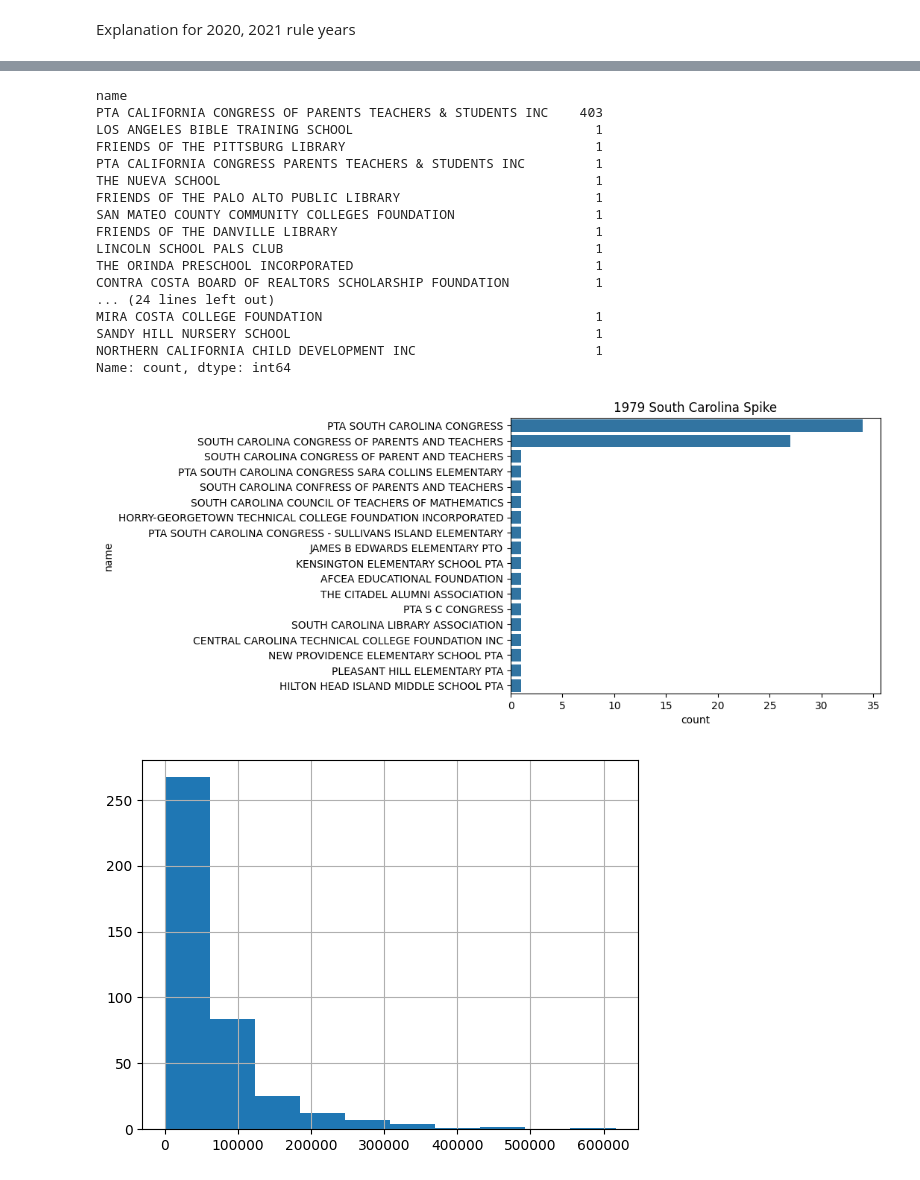
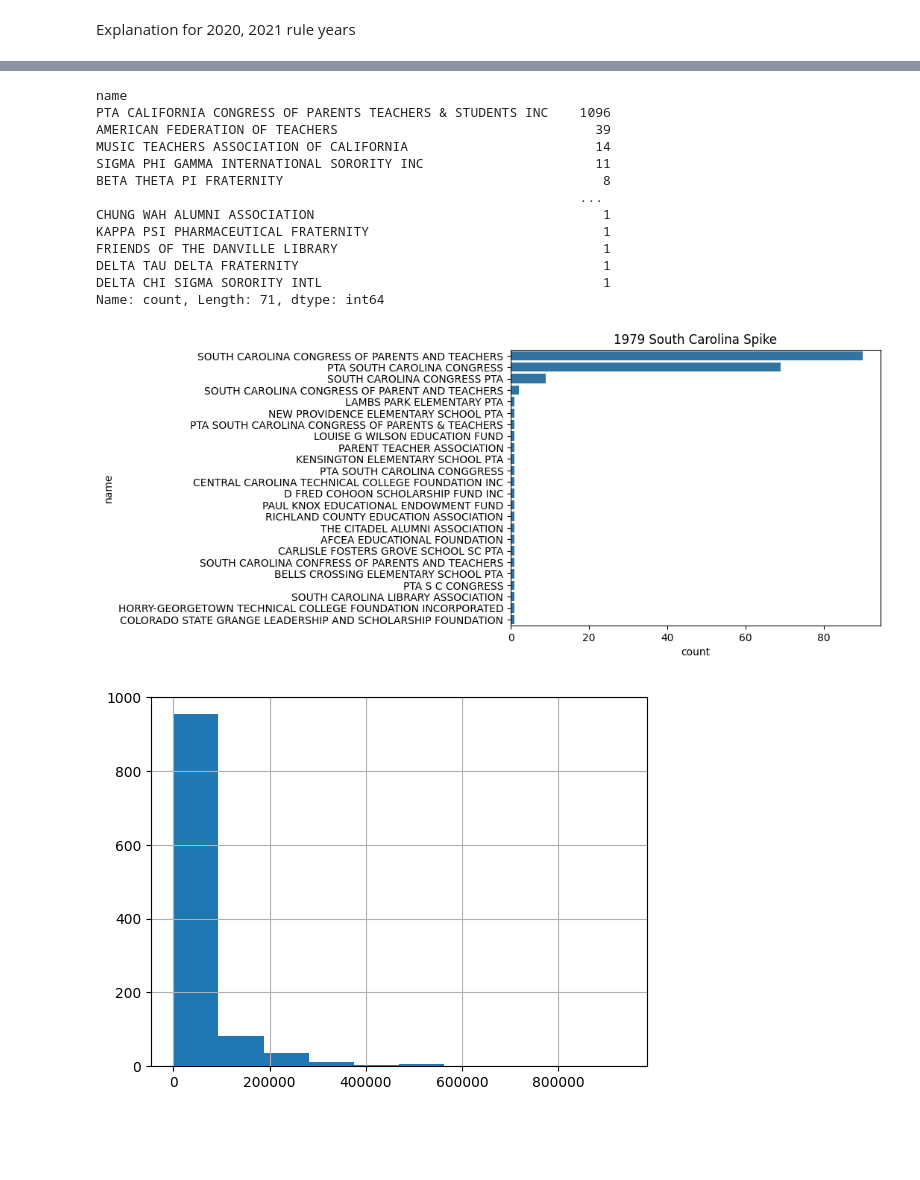
Before and after one commit to daniellancet/Ed_Org_Ecology, a Jupyter notebook: Code/New_Proj_EDA/peak_EDA.ipynb, the cells around one changed output, grey strips where cells are left out. Cells and saved outputs as stored; diff of their text form; code cells hidden in the pictures; blank space fills up the shorter version.

```diff
--- a/Code/New_Proj_EDA/peak_EDA.ipynb
+++ b/Code/New_Proj_EDA/peak_EDA.ipynb
@@ -4,5 +4,4 @@ import numpy as np
 import seaborn as sns
 import matplotlib.pyplot as plt
 # %%
-df = pd.read_csv("/Users/daniellancet/Desktop/nltk_install/Data/US_NPO_EDUC.csv")
-df = df.query("year == 2019")
+df = pd.read_csv("/Users/daniellancet/Desktop/Edu_Org_Eco/Data/cleaned.csv")
@@ -167,31 +104,27 @@ CA_PTA_Congress = df.query("name == 'PTA CALIFORNIA CONGRESS OF PARENTS TEACHERS
 CA_Spike["name"].value_counts()
 # %% [output]
 name
-PTA CALIFORNIA CONGRESS OF PARENTS TEACHERS & STUDENTS INC    403
-LOS ANGELES BIBLE TRAINING SCHOOL                               1
-FRIENDS OF THE PITTSBURG LIBRARY                                1
-PTA CALIFORNIA CONGRESS PARENTS TEACHERS & STUDENTS INC         1
-THE NUEVA SCHOOL                                                1
-FRIENDS OF THE PALO ALTO PUBLIC LIBRARY                         1
-SAN MATEO COUNTY COMMUNITY COLLEGES FOUNDATION                  1
-FRIENDS OF THE DANVILLE LIBRARY                                 1
-LINCOLN SCHOOL PALS CLUB                                        1
-THE ORINDA PRESCHOOL INCORPORATED                               1
-CONTRA COSTA BOARD OF REALTORS SCHOLARSHIP FOUNDATION           1
-... (24 lines left out)
-MIRA COSTA COLLEGE FOUNDATION                                   1
-SANDY HILL NURSERY SCHOOL                                       1
-NORTHERN CALIFORNIA CHILD DEVELOPMENT INC                       1
-Name: count, dtype: int64
+PTA CALIFORNIA CONGRESS OF PARENTS TEACHERS & STUDENTS INC    1096
+AMERICAN FEDERATION OF TEACHERS                                 39
+MUSIC TEACHERS ASSOCIATION OF CALIFORNIA                        14
+SIGMA PHI GAMMA INTERNATIONAL SORORITY INC                      11
+BETA THETA PI FRATERNITY                                         8
+                                                              ...
+CHUNG WAH ALUMNI ASSOCIATION                                     1
+KAPPA PSI PHARMACEUTICAL FRATERNITY                              1
+FRIENDS OF THE DANVILLE LIBRARY                                  1
+DELTA TAU DELTA FRATERNITY                                       1
+DELTA CHI SIGMA SORORITY INTL                                    1
+Name: count, Length: 71, dtype: int64
 # %%
 sns.barplot(df.query("state == 'SC' & ruleyear == 1979")["name"].value_counts(), orient='h')
 plt.title("1979 South Carolina Spike");
 # %% [output]
-[figure, old version]
+[figure, new version]
 # %%
-CA_PTA_Congress["assets"].hist();
+CA_PTA_Congress["total_assets"].hist();
 # %% [output]
-[figure, old version]
+[figure, new version]
 # %%
 TX_Spike = df.query("state == 'TX' & ruleyear == 1967")["name"].value_counts()
 TX_Spike
```
Also changed, not shown: parts of 17 cells of this notebook, 2 other files.
